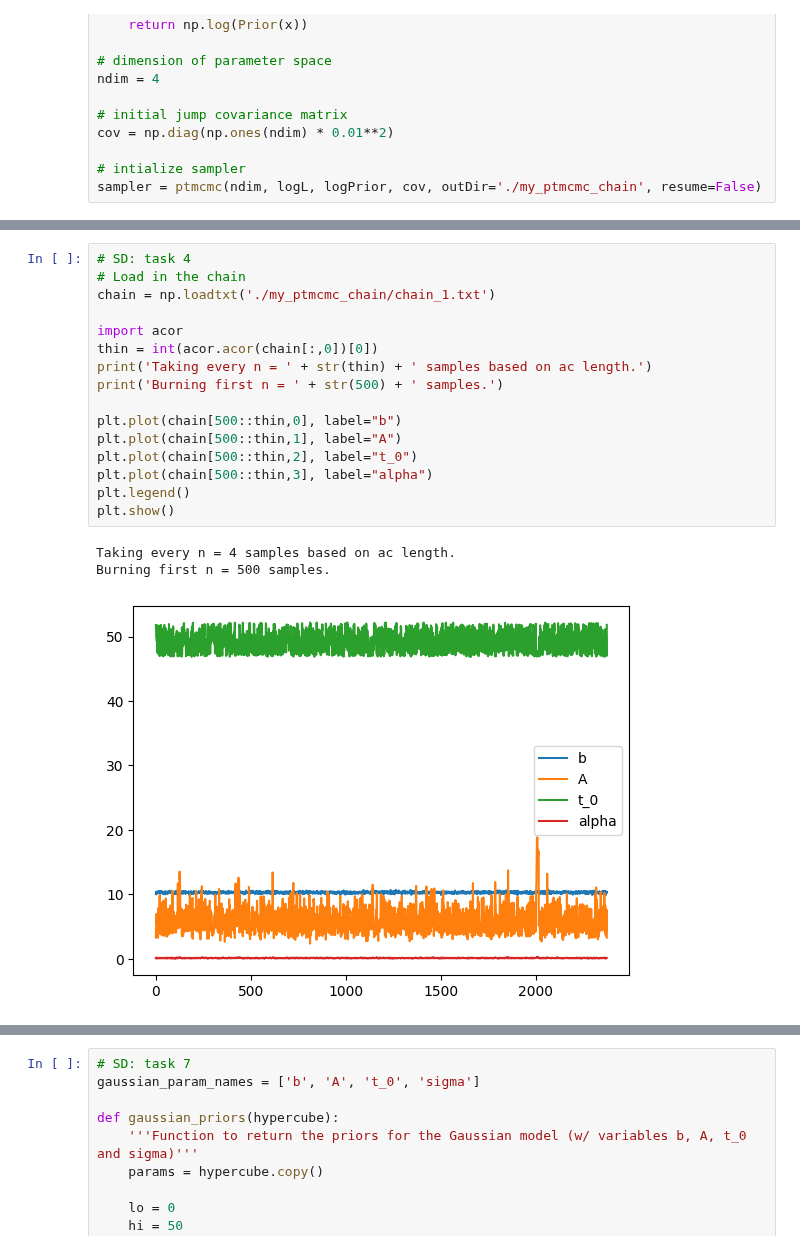
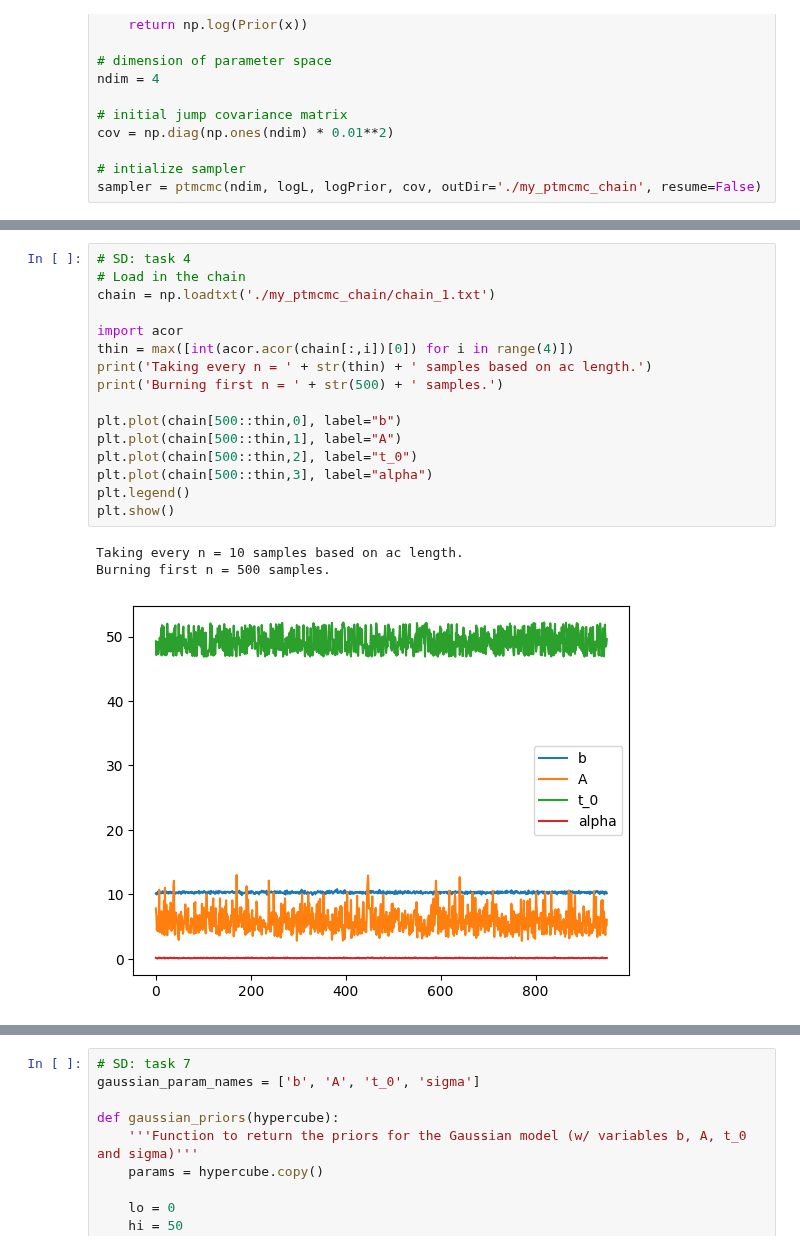
Before and after one commit to VanderbiltAstronomy/astr_8070_s25, a Jupyter notebook: coursework/student_folders/suyash_deshmukh/homeworks/vu_astr8070_s25_hw5_suyash.ipynb, the cells around one changed output, grey strips where cells are left out. Saved outputs shown, nothing was run; the diff lists cells and outputs as text.

Commit message:
hw 5 fixing acor

```diff
--- a/coursework/student_folders/suyash_deshmukh/homeworks/vu_astr8070_s25_hw5_suyash.ipynb
+++ b/coursework/student_folders/suyash_deshmukh/homeworks/vu_astr8070_s25_hw5_suyash.ipynb
@@ -117,23 +117,23 @@ Run Complete
 # %%
 # SD: task 4
 # Load in the chain
 chain = np.loadtxt('./my_ptmcmc_chain/chain_1.txt')
 
 import acor
-thin = int(acor.acor(chain[:,0])[0])
+thin = max([int(acor.acor(chain[:,i])[0]) for i in range(4)])
 print('Taking every n = ' + str(thin) + ' samples based on ac length.')
 print('Burning first n = ' + str(500) + ' samples.')
 
 plt.plot(chain[500::thin,0], label="b")
 plt.plot(chain[500::thin,1], label="A")
 plt.plot(chain[500::thin,2], label="t_0")
 plt.plot(chain[500::thin,3], label="alpha")
 plt.legend()
 plt.show()
 # %% [output]
-Taking every n = 4 samples based on ac length.
+Taking every n = 10 samples based on ac length.
 Burning first n = 500 samples.
-[figure, old version]
+[figure, new version]
 # %%
 # SD: task 5
 data = chain[500::thin,:4]
```
Also changed, not shown: parts of 8 cells of this notebook, 6 other files.
